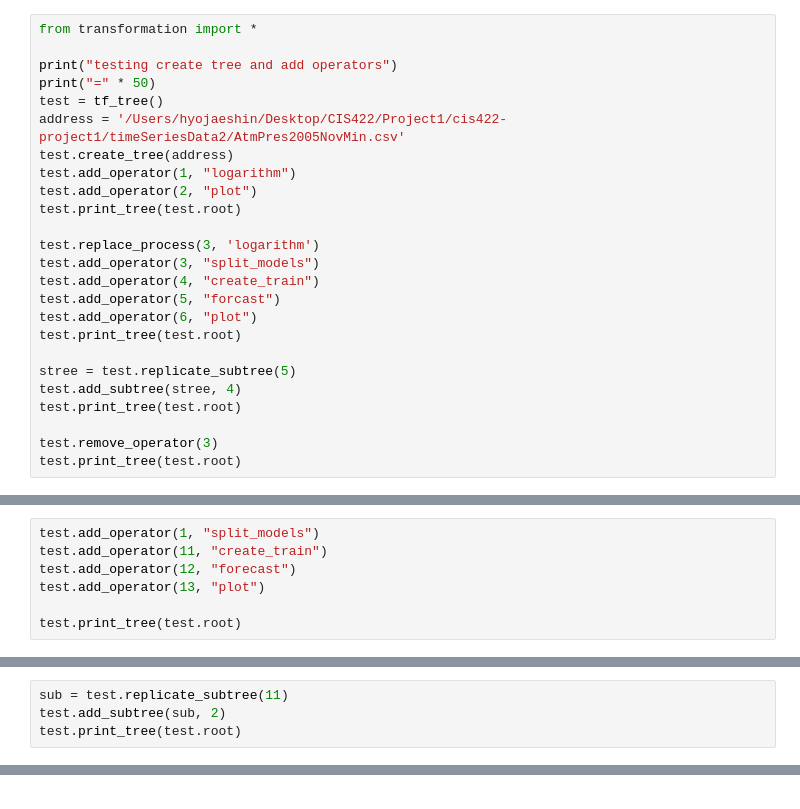
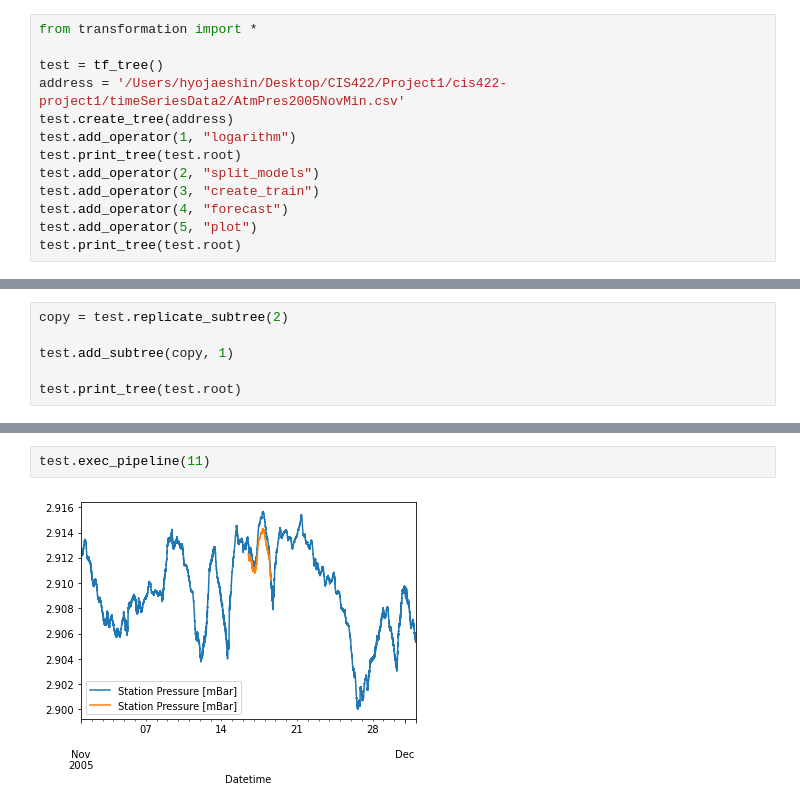
Before and after one commit to avilla2/cis422-project1, a Jupyter notebook: execution_example.ipynb, the cells around one changed output, grey strips where cells are left out. Drawn from its saved outputs; the diff is of its cells as text.

```diff
--- a/execution_example.ipynb
+++ b/execution_example.ipynb
@@ -1,26 +1,14 @@
 # %%
 from transformation import *
 
-print("testing create tree and add operators")
-print("=" * 50)
 test = tf_tree()
 address = '/Users/hyojaeshin/Desktop/CIS422/Project1/cis422-project1/timeSeriesData2/AtmPres2005NovMin.csv'
 test.create_tree(address)
 test.add_operator(1, "logarithm")
-test.add_operator(2, "plot")
 test.print_tree(test.root)
-
-test.replace_process(3, 'logarithm')
-test.add_operator(3, "split_models")
-test.add_operator(4, "create_train")
-test.add_operator(5, "forcast")
-test.add_operator(6, "plot")
+test.add_operator(2, "split_models")
+test.add_operator(3, "create_train")
+test.add_operator(4, "forecast")
+test.add_operator(5, "plot")
 test.print_tree(test.root)
-
-stree = test.replicate_subtree(5)
-test.add_subtree(stree, 4)
-test.print_tree(test.root)
-
-test.remove_operator(3)
-test.print_tree(test.root)
 # %% [output]
@@ -44,7 +31,0 @@ Node('/1', data=                 Datetime  Station Pressure [mBar]
-# %%
-test.add_operator(1, "split_models")
-test.add_operator(11, "create_train")
-test.add_operator(12, "forecast")
-test.add_operator(13, "plot")
-
-test.print_tree(test.root)
@@ -71,6 +54,8 @@ Node('/1', data=                 Datetime  Station Pressure [mBar]
 # %%
-sub = test.replicate_subtree(11)
-test.add_subtree(sub, 2)
+copy = test.replicate_subtree(2)
+
+test.add_subtree(copy, 1)
+
 test.print_tree(test.root)
 # %% [output]
 Node('/1', data=                 Datetime  Station Pressure [mBar]
@@ -111,0 +99,4 @@ Training % : .5
+# %%
+test.exec_pipeline(11)
+# %% [output]
+[figure, added]
```
Also changed, not shown: parts of 6 cells of this notebook, 3 other files.
